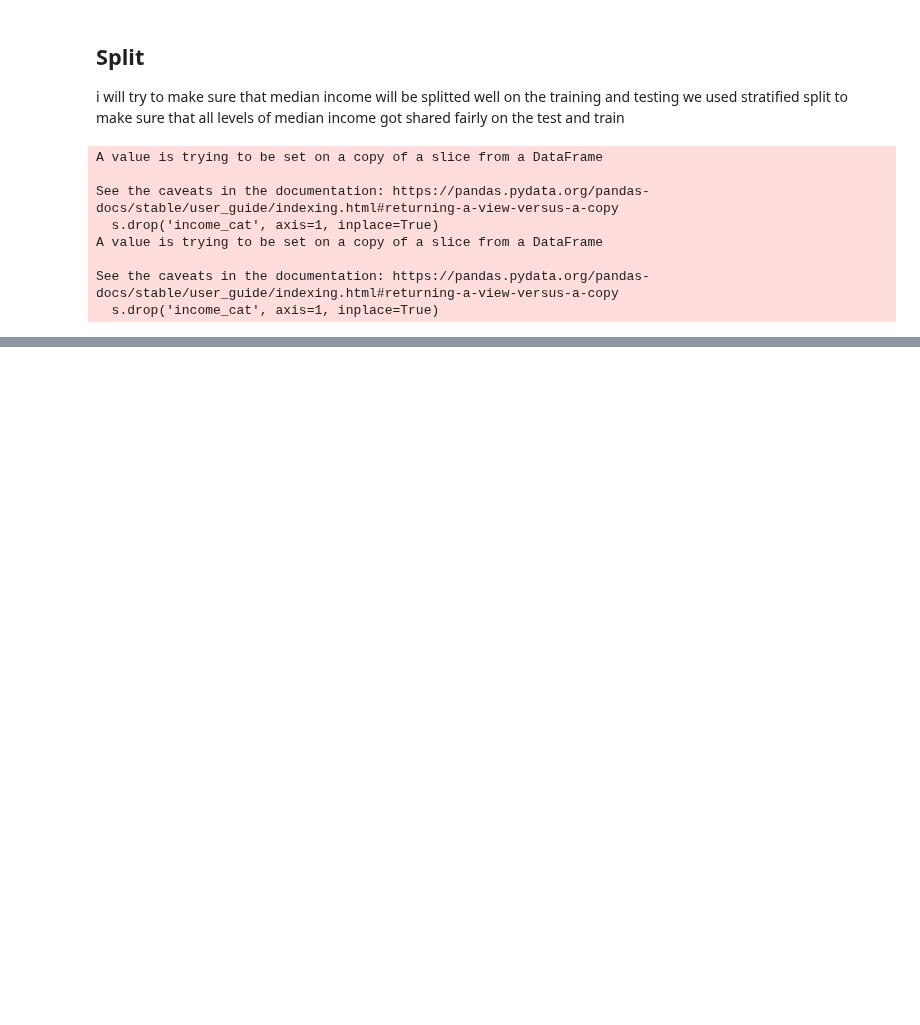
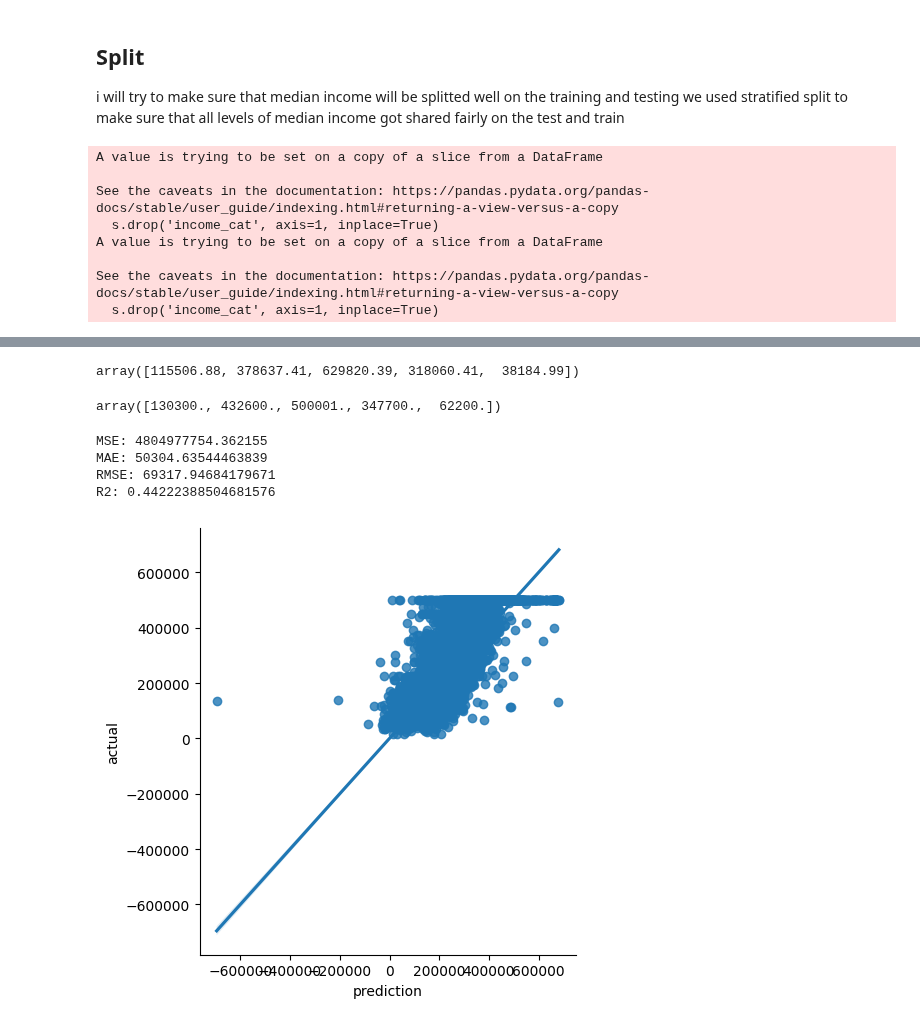
Before and after one commit to Shikaaaaaaaaa/Ahmedfathy.com, a Jupyter notebook: California_Housing_My_Version.ipynb, the cells around one changed output, grey strips where cells are left out. Cells and saved outputs as stored; diff of their text form; code cells hidden in the pictures; blank space fills up the shorter version.

```diff
--- a/California_Housing_My_Version.ipynb
+++ b/California_Housing_My_Version.ipynb
@@ -164,0 +205,7 @@ See the caveats in the documentation: https://pandas.pydata.org/pandas-docs/stab
+# %%
+from sklearn.compose import ColumnTransformer
+
+full_pipeline = ColumnTransformer([
+    ('num', num_pipeline, housing_num),
+    ('cat', cat_pipeline, housing_cat)
+])
@@ -164,0 +229,2 @@ See the caveats in the documentation: https://pandas.pydata.org/pandas-docs/stab
+# %%
+housing_prepared = full_pipeline.fit_transform(housing)
@@ -164,0 +237,3 @@ See the caveats in the documentation: https://pandas.pydata.org/pandas-docs/stab
+# %%
+reg_model = make_pipeline(full_pipeline,LinearRegression())
+reg_model.fit(housing,housing_labels)
@@ -164,0 +260,30 @@ See the caveats in the documentation: https://pandas.pydata.org/pandas-docs/stab
+# %%
+prediction = reg_model.predict(housing)
+# %%
+prediction[:5].round(2)
+# %% [output]
+array([115506.88, 378637.41, 629820.39, 318060.41,  38184.99])
+# %%
+housing_labels[:5].values
+# %% [output]
+array([130300., 432600., 500001., 347700.,  62200.])
+# %%
+print('MSE:',mean_squared_error(prediction,housing_labels))
+print('MAE:',mean_absolute_error(prediction,housing_labels))
+print('RMSE:',root_mean_squared_error(prediction,housing_labels))
+print('R2:',r2_score(prediction,housing_labels))
+# %% [output]
+MSE: 4804977754.362155
+MAE: 50304.63544463839
+RMSE: 69317.94684179671
+R2: 0.44222388504681576
+# %%
+plot_df = pd.DataFrame({
+    "prediction": prediction,
+    "actual": housing_labels
+})
+
+sns.lmplot(x="prediction", y="actual", data=plot_df)
+plt.show()
+# %% [output]
+[figure, added]
```
Also changed, not shown: parts of 21 cells of this notebook.
